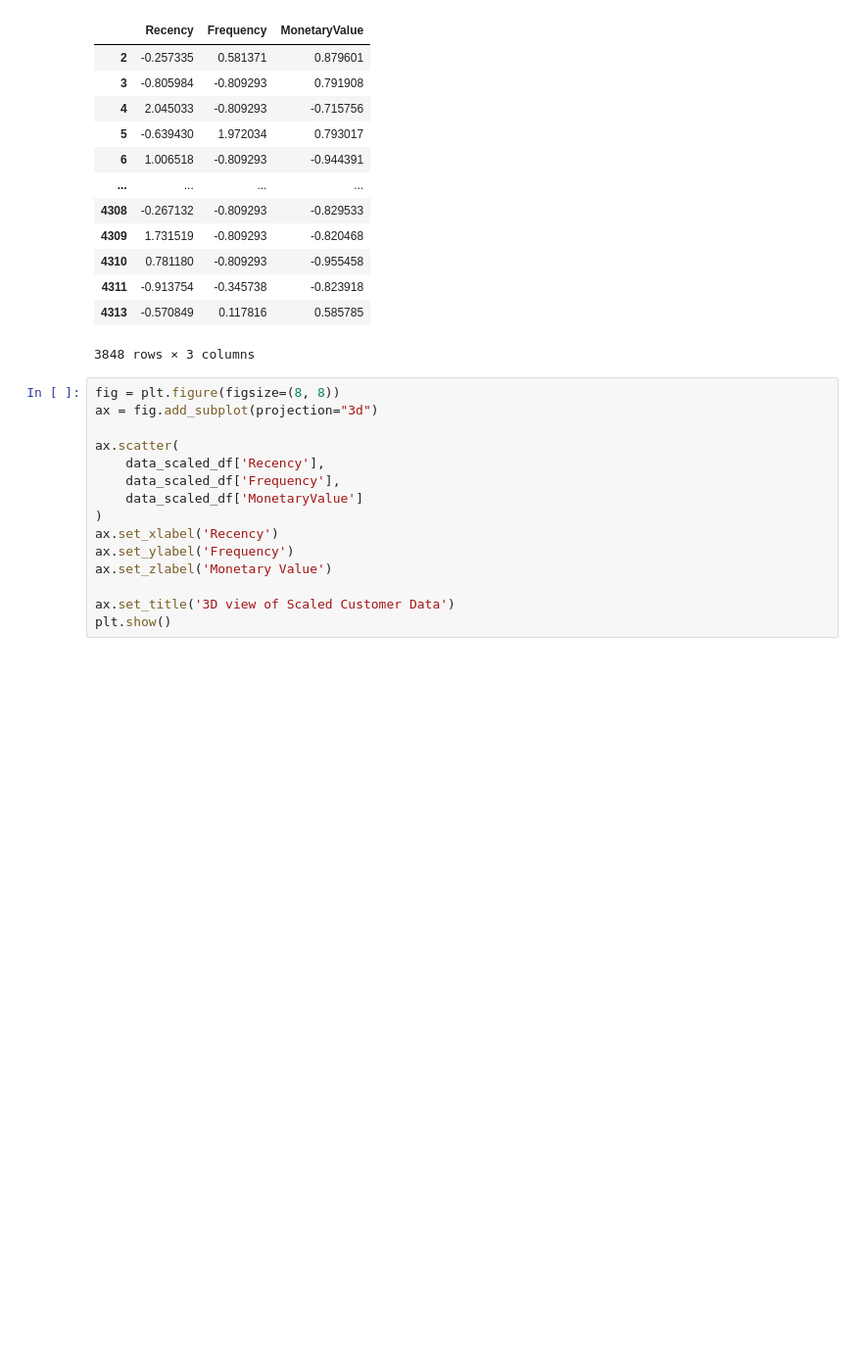
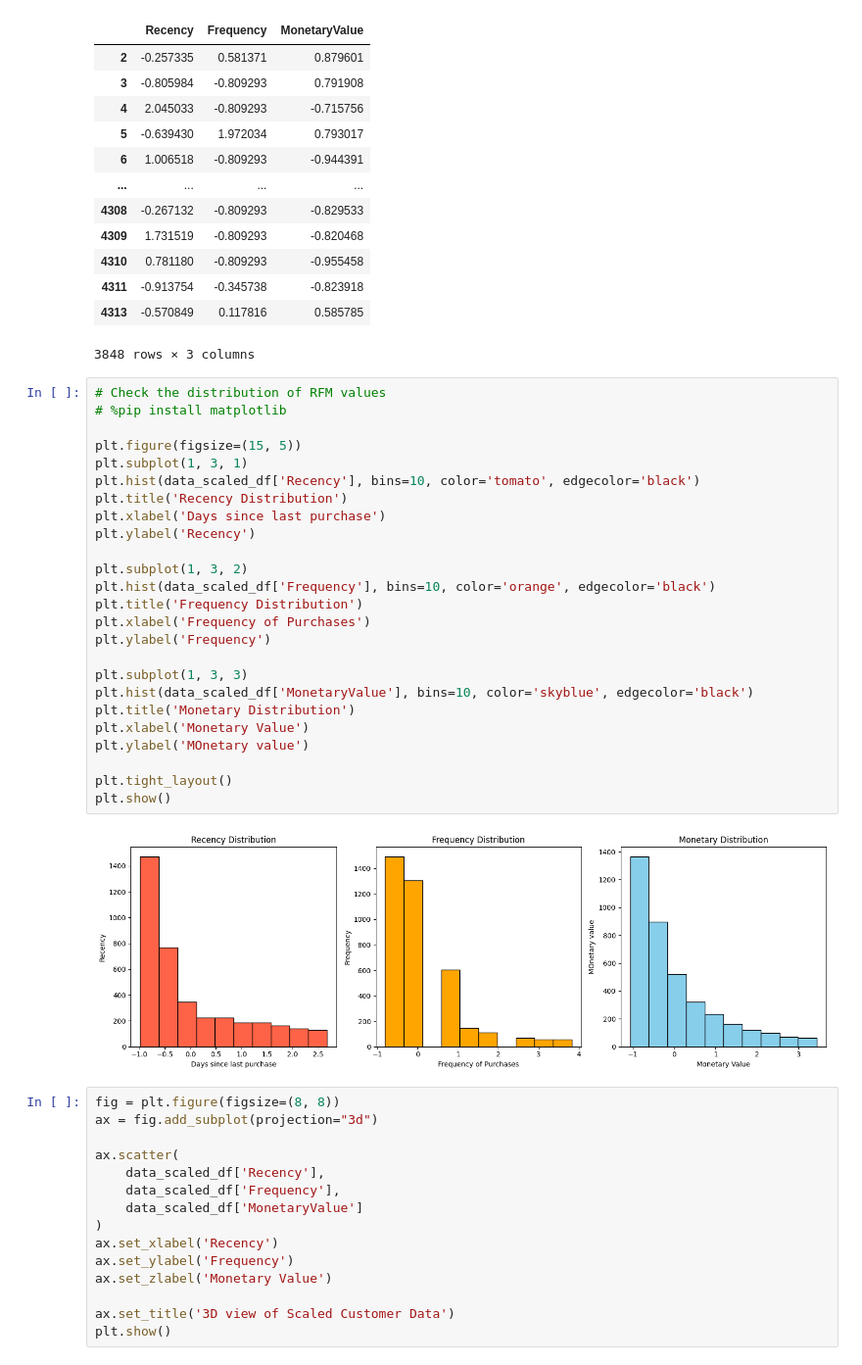
Before and after one commit to neehanthreddym/ecommerce_analytics_pipeline, a Jupyter notebook: notebooks/e_commerce_anlaytics.ipynb, the cells around one changed output. Shown at 98% size. Saved outputs shown, nothing was run; the diff lists cells and outputs as text; blank space fills up the shorter version.

```diff
--- a/notebooks/e_commerce_anlaytics.ipynb
+++ b/notebooks/e_commerce_anlaytics.ipynb
@@ -620,6 +638,33 @@ data_scaled_df
 | 4311 | -0.913754 | -0.345738 | -0.823918 |
 | 4313 | -0.570849 | 0.117816 | 0.585785 |
 3848 rows × 3 columns
+# %%
+# Check the distribution of RFM values
+# %pip install matplotlib
+
+plt.figure(figsize=(15, 5))
+plt.subplot(1, 3, 1)
+plt.hist(data_scaled_df['Recency'], bins=10, color='tomato', edgecolor='black')
+plt.title('Recency Distribution')
+plt.xlabel('Days since last purchase')
+plt.ylabel('Recency')
+
+plt.subplot(1, 3, 2)
+plt.hist(data_scaled_df['Frequency'], bins=10, color='orange', edgecolor='black')
+plt.title('Frequency Distribution')
+plt.xlabel('Frequency of Purchases')
+plt.ylabel('Frequency')
+
+plt.subplot(1, 3, 3)
+plt.hist(data_scaled_df['MonetaryValue'], bins=10, color='skyblue', edgecolor='black')
+plt.title('Monetary Distribution')
+plt.xlabel('Monetary Value')
+plt.ylabel('MOnetary value')
+
+plt.tight_layout()
+plt.show()
+# %% [output]
+[figure, added]
 # %%
 fig = plt.figure(figsize=(8, 8))
 ax = fig.add_subplot(projection="3d")
```
Also changed, not shown: parts of 62 cells of this notebook, 2 other files.
